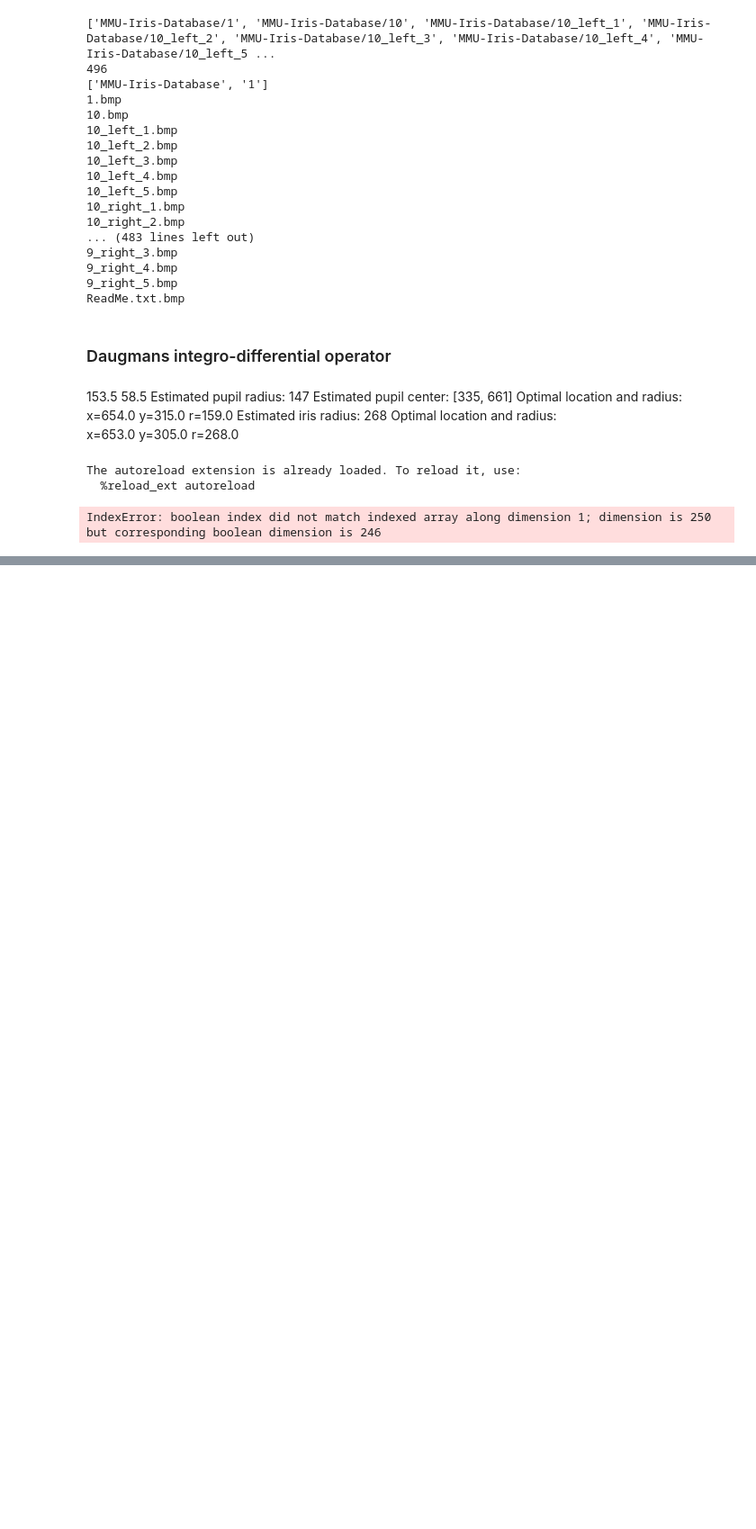
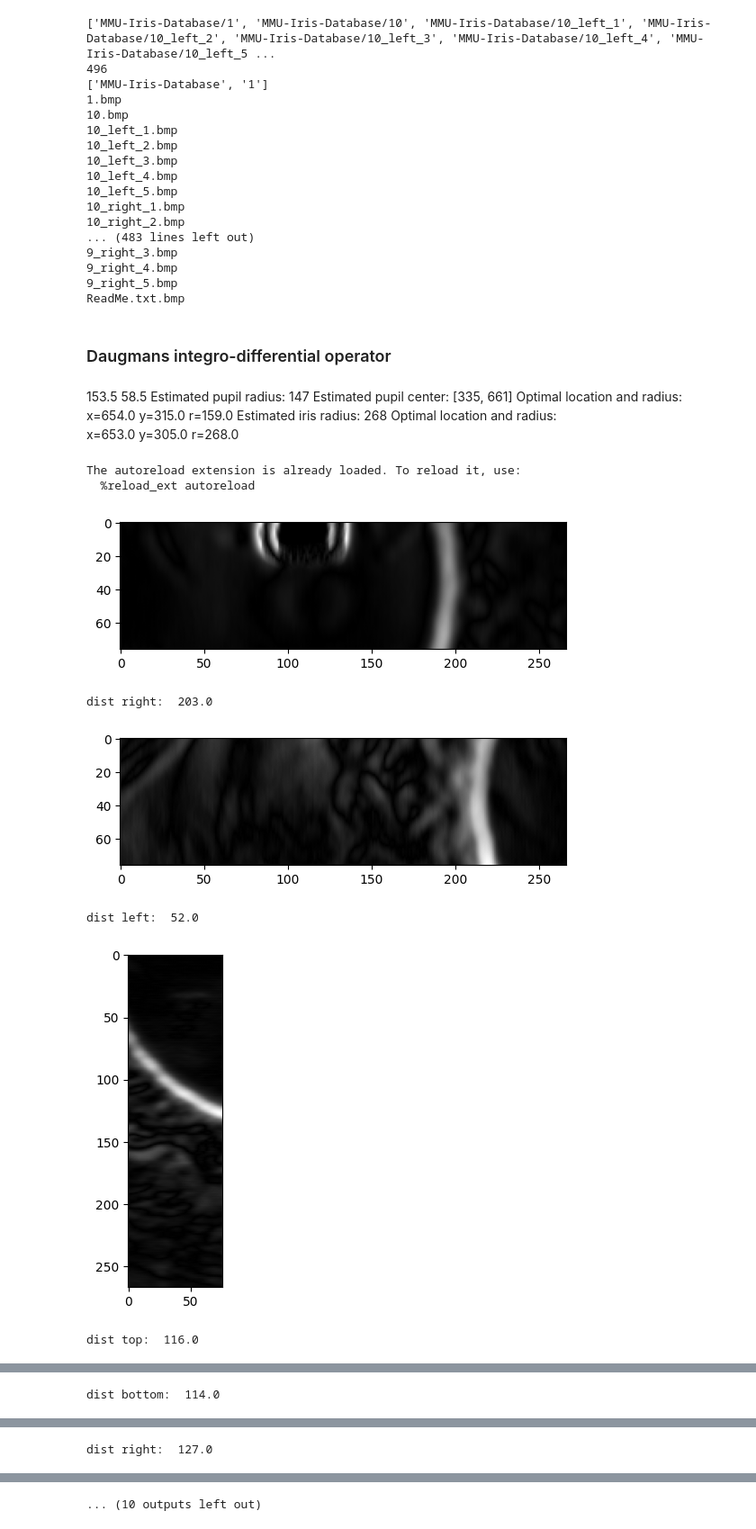
Before and after one commit to spjoliver/TMS016_DOG, a Jupyter notebook: IrisRecognition/test.ipynb, the cells around one changed output, grey strips where cells are left out. Shown at 90% size. Saved outputs shown, nothing was run; the diff lists cells and outputs as text; code cells hidden in the pictures; blank space fills up the shorter version.

```diff
--- a/IrisRecognition/test.ipynb
+++ b/IrisRecognition/test.ipynb
@@ -75,30 +75,49 @@ x=653.0
 y=305.0
 r=268.0
 # %%
-from IrisSegmentation import FindPupilIris, LocateEyelids
+from IrisSegmentation import FindPupilIris, LocateEyelids, LocateEyelids2, EyelidFitter
 %load_ext autoreload
 %autoreload 2
 
 img_use = cv2.imread("UTIRIS_infrared/021/021_L/Img_021_L_5.bmp").astype(np.double)[: , :, 0] / 255
 img_use = cv2.imread("UTIRIS_infrared/019/019_L/Img_019_L_1.bmp").astype(np.double)[: , :, 0] / 255
 img_use = cv2.imread("UTIRIS_infrared/078/078_L/Img_078_L_5_1.bmp").astype(np.double)[: , :, 0] / 255
-img_use = cv2.imread("UTIRIS_infrared/060/060_R/Img_060_R_2_1.bmp").astype(np.double)[: , :, 0] / 255
+#img_use = cv2.imread("UTIRIS_infrared/060/060_R/Img_060_R_2_1.bmp").astype(np.double)[: , :, 0] / 255
+img_use = cv2.imread("UTIRIS_infrared/075/075_R/Img_075_R_5_1.bmp").astype(np.double)[: , :, 0] / 255
 #plt.imshow(img_use, cmap="gray")
 #plt.show()
-LocateEyelids(r=268, x0=653, y0=305, pupil_radius=159, img=img_use)
-#FindPupilIris(img_use, filter_size=3, sigma=1.0, lateral=True, plot_img=None)
+"""
+Estimated pupil radius:  128
+Estimated pupil center:  [282, 634]
+Optimal location and radius:
+x=629.0
+y=262.0
+r=124.0
+Estimated iris radius:  286
+Optimal location and radius:
+x=639.0
+y=253.0
+r=294.0
+"""
+#EyelidFitter(r=286, x0=639, y0=253, pupil_radius=128, img=img_use)
+FindPupilIris(img_use, filter_size=3, sigma=1.0, lateral=True, plot_img=None)
 #Optimal location and radius:
 #x=592.0
 #y=333.0
 #r=267.0
 #LocateEyelids(
 #    r=267,
 #    x0=592,
 #    pupil_radius=30,
 #    y0=333,
 #    img=img_use
 #)
 # %% [output]
 The autoreload extension is already loaded. To reload it, use:
   %reload_ext autoreload
+[figure, added]
-IndexError: boolean index did not match indexed array along dimension 1; dimension is 250 but corresponding boolean dimension is 246
+dist right:  203.0
+[figure, added]
+dist left:  52.0
+[figure, added]
+dist top:  116.0
@@ -104,0 +125 @@ IndexError: boolean index did not match indexed array along dimension 1; dimensi
+dist bottom:  114.0
@@ -104,0 +127 @@ IndexError: boolean index did not match indexed array along dimension 1; dimensi
+dist right:  127.0
@@ -104,0 +129 @@ IndexError: boolean index did not match indexed array along dimension 1; dimensi
+... (10 outputs left out)
```
Also changed, not shown: parts of 1 cell of this notebook, 1 other file.
